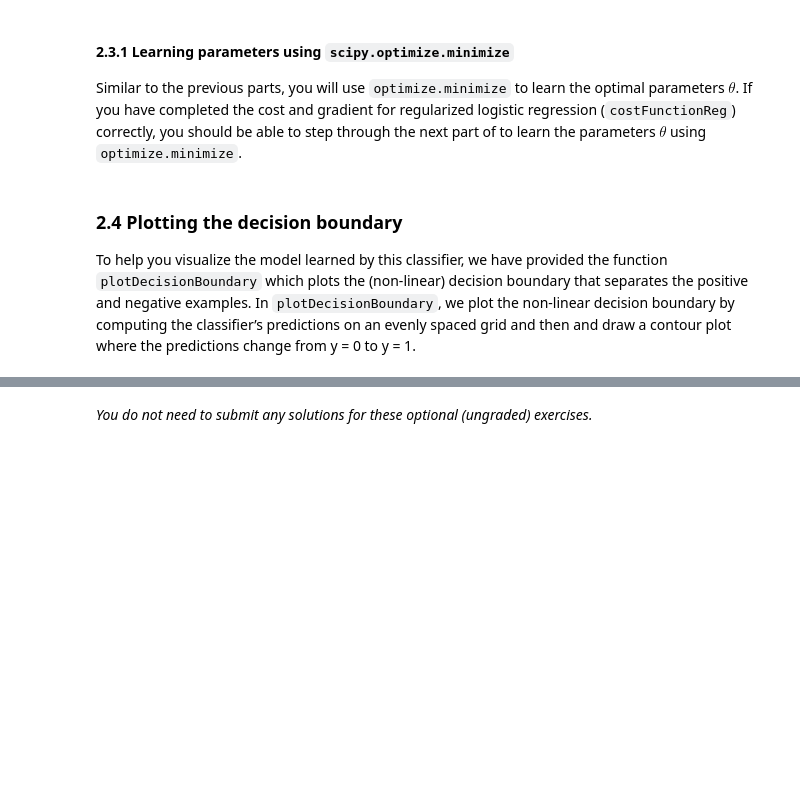
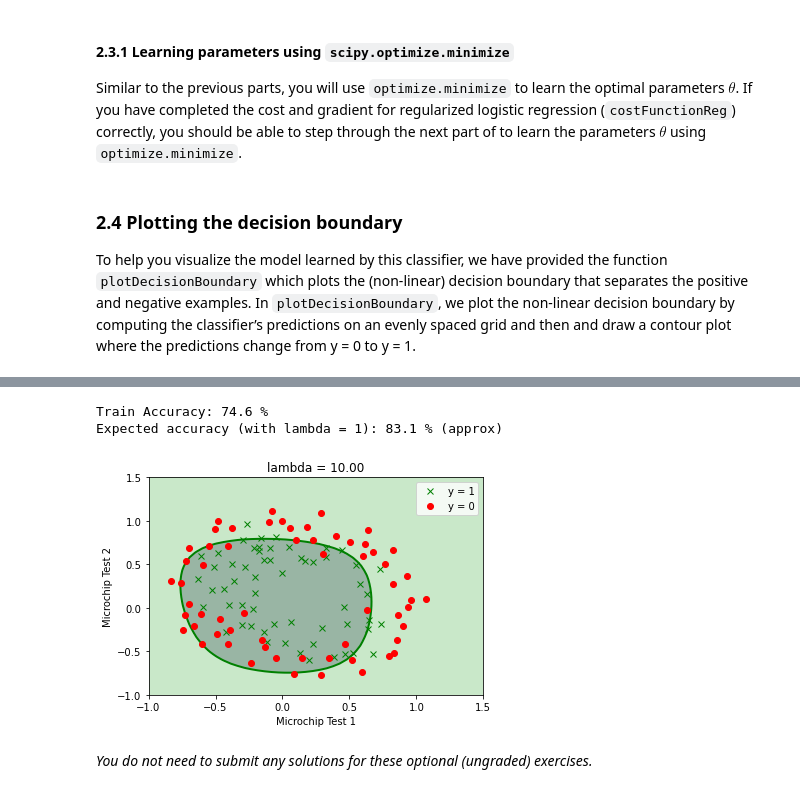
Before and after one commit to Shumzi/andrew-ml-python, a Jupyter notebook: Exercise2/exercise2.ipynb, the cells around one changed output, grey strips where cells are left out. Cells and saved outputs as stored; diff of their text form; code cells hidden in the pictures; blank space fills up the shorter version.

```diff
--- a/Exercise2/exercise2.ipynb
+++ b/Exercise2/exercise2.ipynb
@@ -645,8 +647,15 @@ def costFunctionReg(theta, X, y, lambda_):
 
     # ===================== YOUR CODE HERE ======================
 
-
-
+    # compute cost:
+    h = sigmoid(X@theta)
+    cost = (1/m)*(-y*np.log(h) - (1-y)*np.log(1-h)).sum()
+    regularization = (lambda_/(2*m)) * theta[1:].T@theta[1:] # don't include regularization to theta 0.
+    J = cost + regularization
+    # compute gradient
+    gradbase = (1/m)*(h-y).T@X
+    gradreg = np.concatenate([[0],(lambda_/m)*theta[1:]]) # don't regularize theta[0].
+    grad = gradbase + gradreg
     # =============================================================
     return J, grad
 # %% [markdown]
@@ -731,36 +772,40 @@ With a larger $\lambda$, you should see a plot that shows an simpler decision bo
 initial_theta = np.zeros(X.shape[1])
 
 # Set regularization parameter lambda to 1 (you should vary this)
-lambda_ = 1
+lambda_ = 10
 
 # set options for optimize.minimize
 options= {'maxiter': 100}
 
 res = optimize.minimize(costFunctionReg,
                         initial_theta,
                         (X, y, lambda_),
                         jac=True,
                         method='TNC',
                         options=options)
 
 # the fun property of OptimizeResult object returns
 # the value of costFunction at optimized theta
 cost = res.fun
 
 # the optimized theta is in the x property of the result
 theta = res.x
 
 utils.plotDecisionBoundary(plotData, theta, X, y)
 pyplot.xlabel('Microchip Test 1')
 pyplot.ylabel('Microchip Test 2')
 pyplot.legend(['y = 1', 'y = 0'])
 pyplot.grid(False)
 pyplot.title('lambda = %0.2f' % lambda_)
 
 # Compute accuracy on our training set
 p = predict(theta, X)
 
 print('Train Accuracy: %.1f %%' % (np.mean(p == y) * 100))
 print('Expected accuracy (with lambda = 1): 83.1 % (approx)\n')
+# %% [output]
+Train Accuracy: 74.6 %
+Expected accuracy (with lambda = 1): 83.1 % (approx)
+[figure, added]
 # %% [markdown]
 *You do not need to submit any solutions for these optional (ungraded) exercises.*
```
Also changed, not shown: parts of 3 cells of this notebook, 2 other files.
